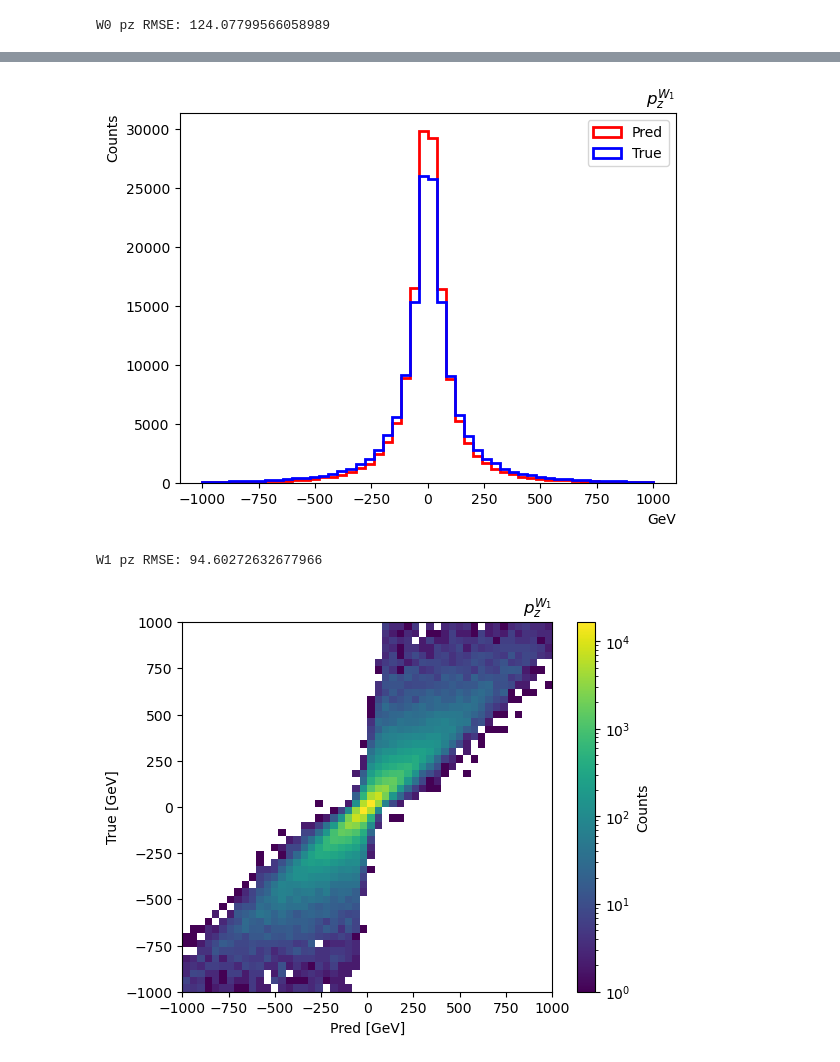
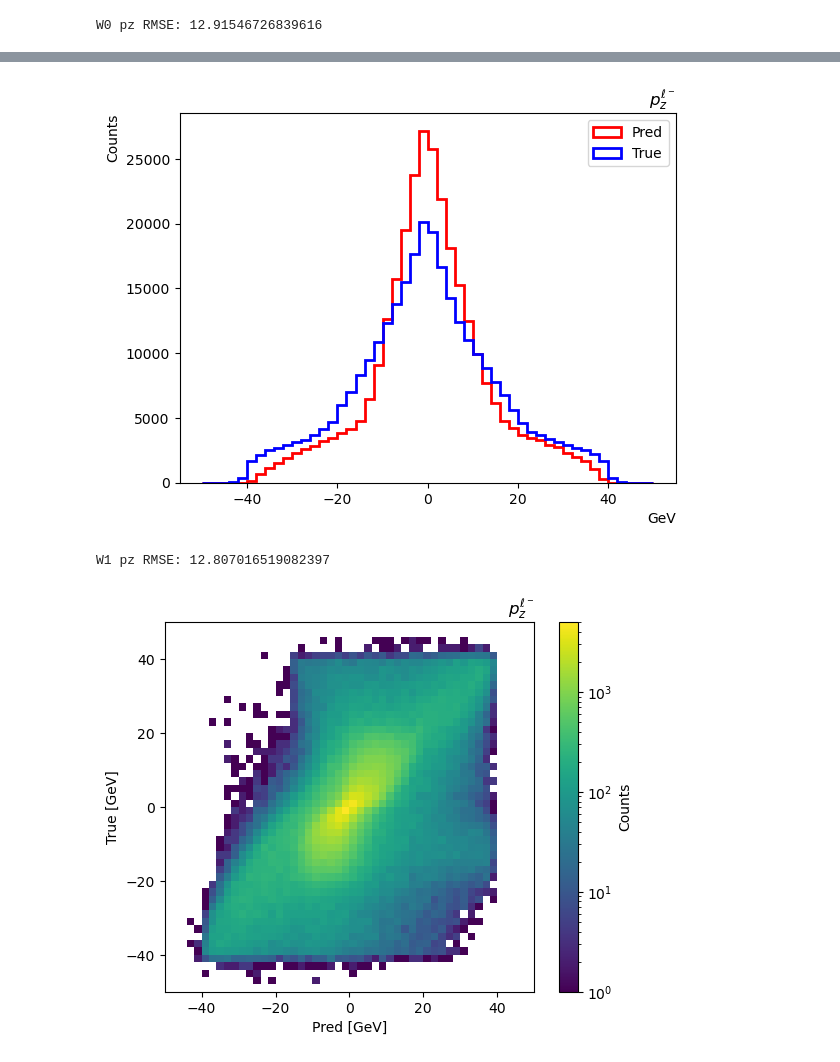
Before and after one commit to yygarypeng/ww-pcres, a Jupyter notebook: visualize.ipynb, the cells around one changed output, grey strips where cells are left out. Cells and saved outputs as stored; diff of their text form; code cells hidden in the pictures.

```diff
--- a/visualize.ipynb
+++ b/visualize.ipynb
@@ -29,7 +29,7 @@ dm.setup(stage="test")
 test_loader = dm.test_dataloader()
 
 # Run inference
-predictions = np.empty([0, dm.X.shape[1]-2]) # Without including W0 and W1 mass
+predictions = np.empty([0, dm.X.shape[1]]) # Without including W0 and W1 mass
 true_labels = np.empty([0, dm.Y.shape[1]])
 train_features = np.empty([0, dm.X.shape[1]])
 device = torch.device("cuda" if torch.cuda.is_available() else "cpu")
@@ -38,8 +38,8 @@ model.to(device)
 with torch.no_grad():
     for batch in test_loader:
         inputs, targets = batch
-        inputs = inputs.to(device)
-        targets = targets.to(device)
+        inputs = inputs.to(device, non_blocking=True)
+        targets = targets.to(device, non_blocking=True)
 
         outputs = model(inputs)
 
@@ -117,9 +116,9 @@ W1 px RMSE: 13.107081005851022
 # %%
-bins = np.linspace(-1000, 1000, 51)
-plot_1d_hist(pred_lep_pos_pz, true_lep_pos_pz, bins_edges=bins, name=r"$p_z^{\ell_0}$")
+bins = np.linspace(-50, 50, 51)
+plot_1d_hist(pred_lep_pos_pz, true_lep_pos_pz, bins_edges=bins, name=r"$p_z^{\ell^+}$")
 print("W0 pz RMSE:", rmse(pred_lep_pos_pz, true_lep_pos_pz))
-plot_2d_hist(pred_lep_pos_pz, true_lep_pos_pz, name=r"$p_z^{\ell_0}$", bins_edges=bins, log=True)
-plot_1d_hist(pred_lep_neg_pz, true_lep_neg_pz, bins_edges=bins, name=r"$p_z^{\ell_1}$")
+plot_2d_hist(pred_lep_pos_pz, true_lep_pos_pz, name=r"$p_z^{\ell^+}$", bins_edges=bins, log=True)
+plot_1d_hist(pred_lep_neg_pz, true_lep_neg_pz, bins_edges=bins, name=r"$p_z^{\ell^-}$")
 print("W1 pz RMSE:", rmse(pred_lep_neg_pz, true_lep_neg_pz))
-plot_2d_hist(pred_lep_neg_pz, true_lep_neg_pz, name=r"$p_z^{\ell_1}$", bins_edges=bins, log=True)
+plot_2d_hist(pred_lep_neg_pz, true_lep_neg_pz, name=r"$p_z^{\ell^-}$", bins_edges=bins, log=True)
 # %% [output]
@@ -127 +126 @@ plot_2d_hist(pred_lep_neg_pz, true_lep_neg_pz, name=r"$p_z^{\ell_1}$", bins_edge
-W0 pz RMSE: 124.07799566058989
+W0 pz RMSE: 12.91546726839616
@@ -129,4 +128,4 @@ W0 pz RMSE: 124.07799566058989
-[figure, old version]
+[figure, new version]
-W1 pz RMSE: 94.60272632677966
+W1 pz RMSE: 12.807016519082397
-[figure, old version]
+[figure, new version]
 # %%
```
Also changed, not shown: parts of 9 cells of this notebook, 8 other files.
